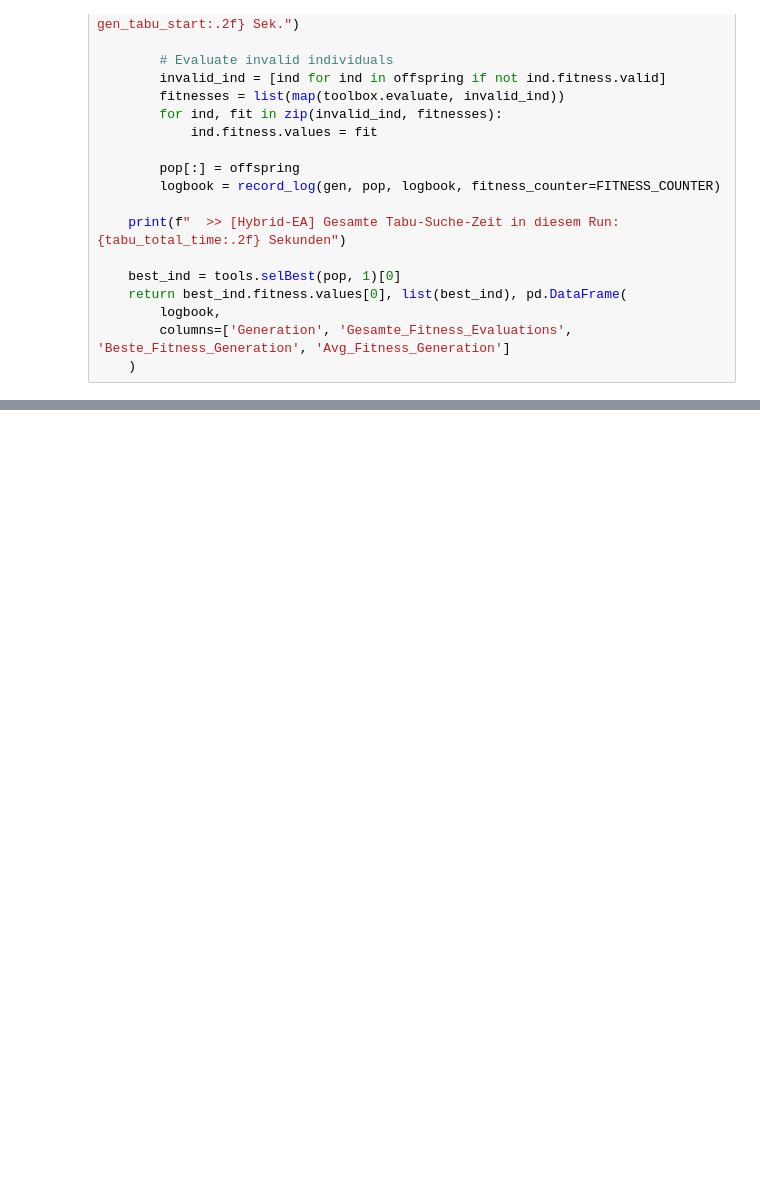
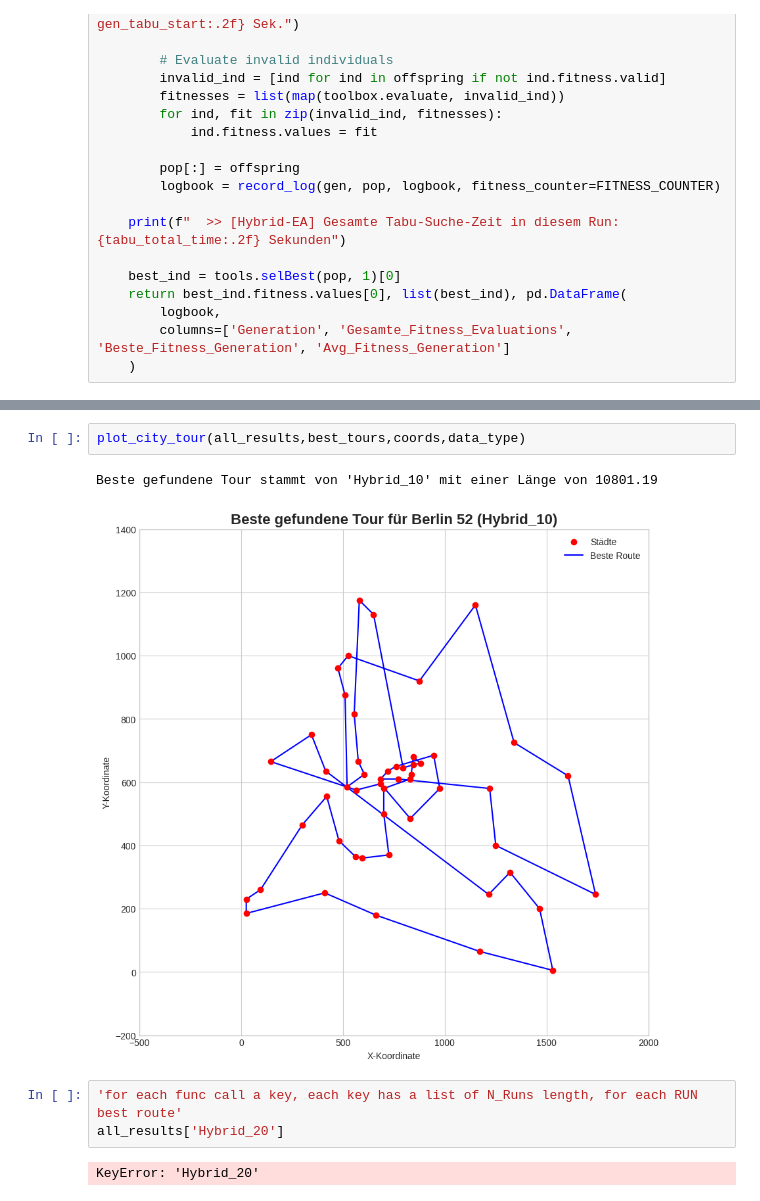
Before and after one commit to CoolhandinMotion/Natural_Computation_PS, a Jupyter notebook: Demo.ipynb, the cells around one changed output, grey strips where cells are left out. Saved outputs shown, nothing was run; the diff lists cells and outputs as text; blank space fills up the shorter version.

```diff
--- a/Demo.ipynb
+++ b/Demo.ipynb
@@ -507,0 +466,10 @@ Beste gefundene Tour stammt von 'Hybrid_20' mit einer Länge von 49730.73
+# %%
+plot_city_tour(all_results,best_tours,coords,data_type)
+# %% [output]
+Beste gefundene Tour stammt von 'Hybrid_10' mit einer Länge von 10801.19
+[figure, added]
+# %%
+'for each func call a key, each key has a list of N_Runs length, for each RUN best route'
+all_results['Hybrid_20']
+# %% [output]
+KeyError: 'Hybrid_20'
```
Also changed, not shown: parts of 9 cells of this notebook, 2 other files.
